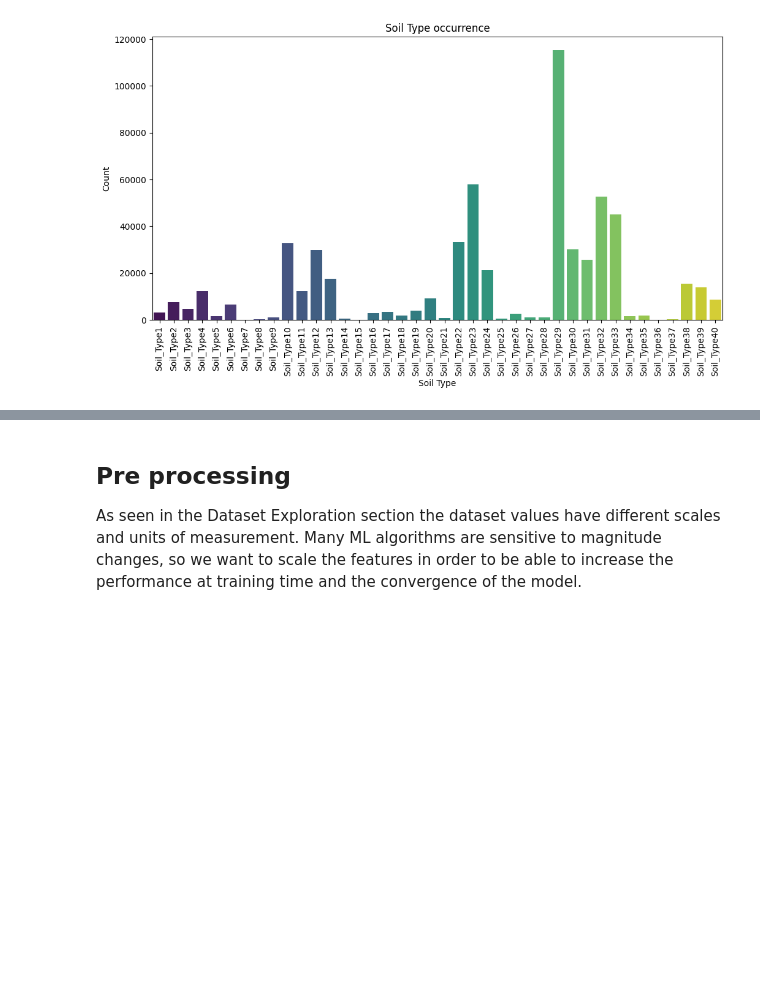
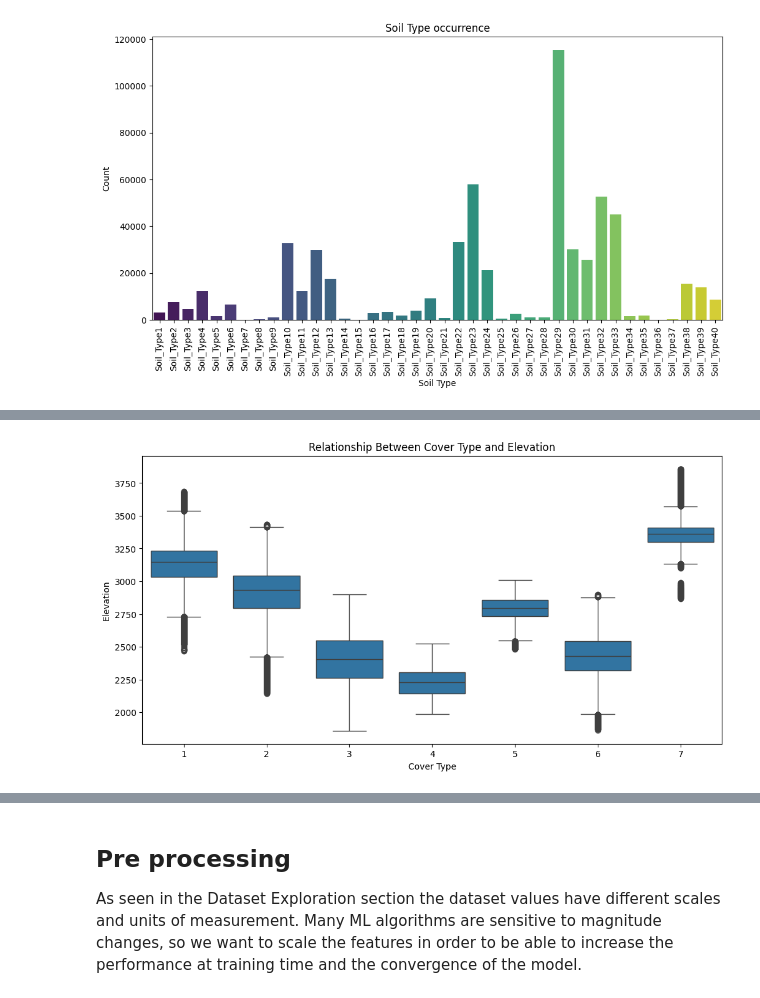
Before and after one commit to saravorabbi/Unibo_BDA_Project, a Jupyter notebook: project.ipynb, the cells around one changed output, grey strips where cells are left out. Cells and saved outputs as stored; diff of their text form; code cells hidden in the pictures; blank space fills up the shorter version.

```diff
--- a/project.ipynb
+++ b/project.ipynb
@@ -358,0 +429,9 @@ plt.show()
+# %%
+plt.figure(figsize=(12, 6))
+sns.boxplot(x="Cover_Type", y="Elevation", data=df_pandas)
+plt.title("Relationship Between Cover Type and Elevation")
+plt.xlabel("Cover Type")
+plt.ylabel("Elevation")
+plt.show()
+# %% [output]
+[figure, added]
```
Also changed, not shown: parts of 30 cells of this notebook.
